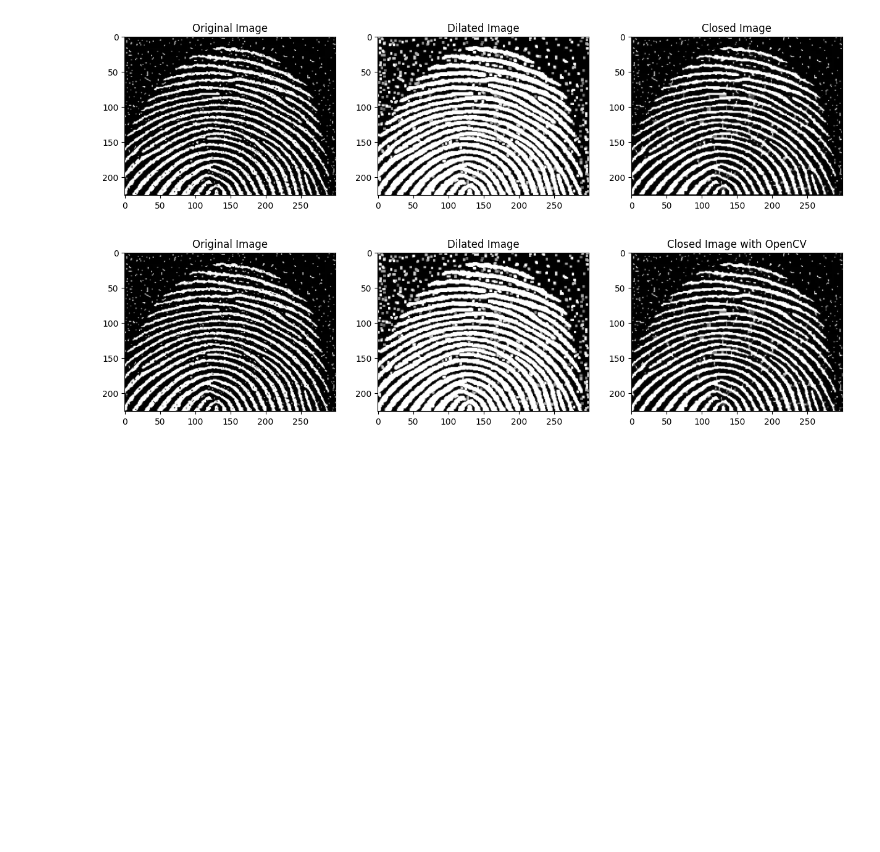
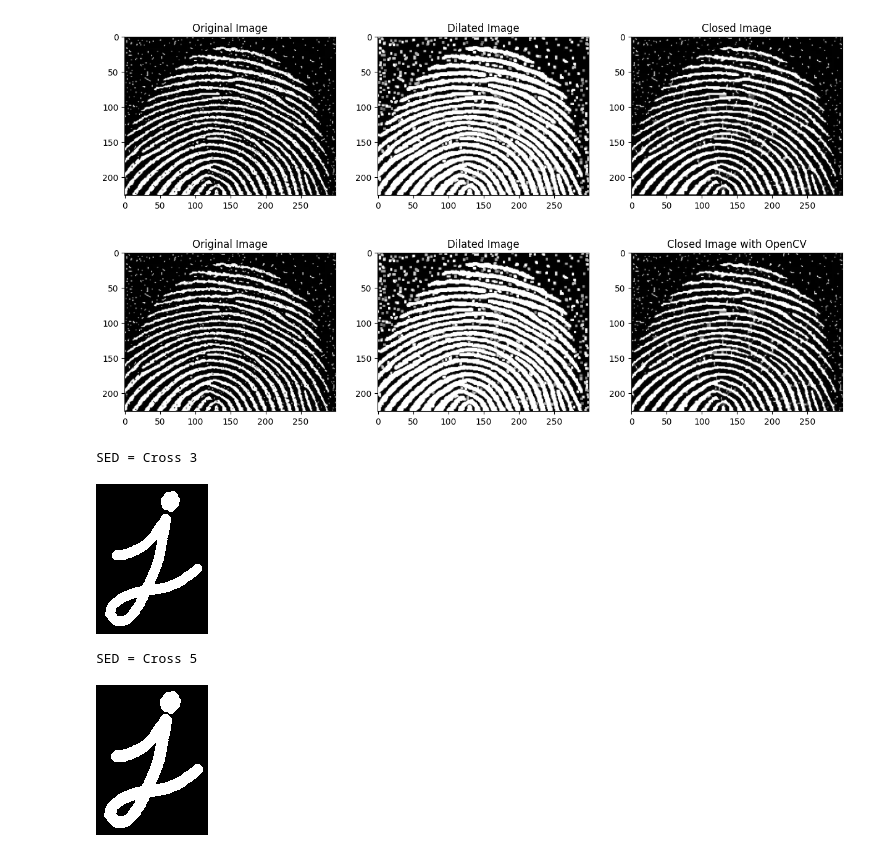
Before and after one commit to fakhruddinarif/imgpro-compvis, a Jupyter notebook: modul9/modul9.ipynb, the cells around one changed output. Saved outputs shown, nothing was run; the diff lists cells and outputs as text; code cells hidden in the pictures; blank space fills up the shorter version.

```diff
--- a/modul9/modul9.ipynb
+++ b/modul9/modul9.ipynb
@@ -263,3 +276,22 @@ plt.imshow(closed_image_cv, cmap='gray')
 plt.show()
 # %% [output]
 [figure]
+# %%
+# Nomor 9
+
+img = cv2.imread('/content/drive/MyDrive/imgpro_compvis/j.png', cv2.IMREAD_GRAYSCALE)
+
+print('SED = Cross 3')
+kernel = cv2.getStructuringElement(cv2.MORPH_CROSS, (3, 3))
+dilated_image = cv2.dilate(img, kernel)
+cv2_imshow(dilated_image)
+
+print('SED = Cross 5')
+kernel = cv2.getStructuringElement(cv2.MORPH_CROSS, (5, 5))
+dilated_image = cv2.dilate(img, kernel)
+cv2_imshow(dilated_image)
+# %% [output]
+SED = Cross 3
+[figure, added]
+SED = Cross 5
+[figure, added]
```
Also changed, not shown: parts of 10 cells of this notebook.
